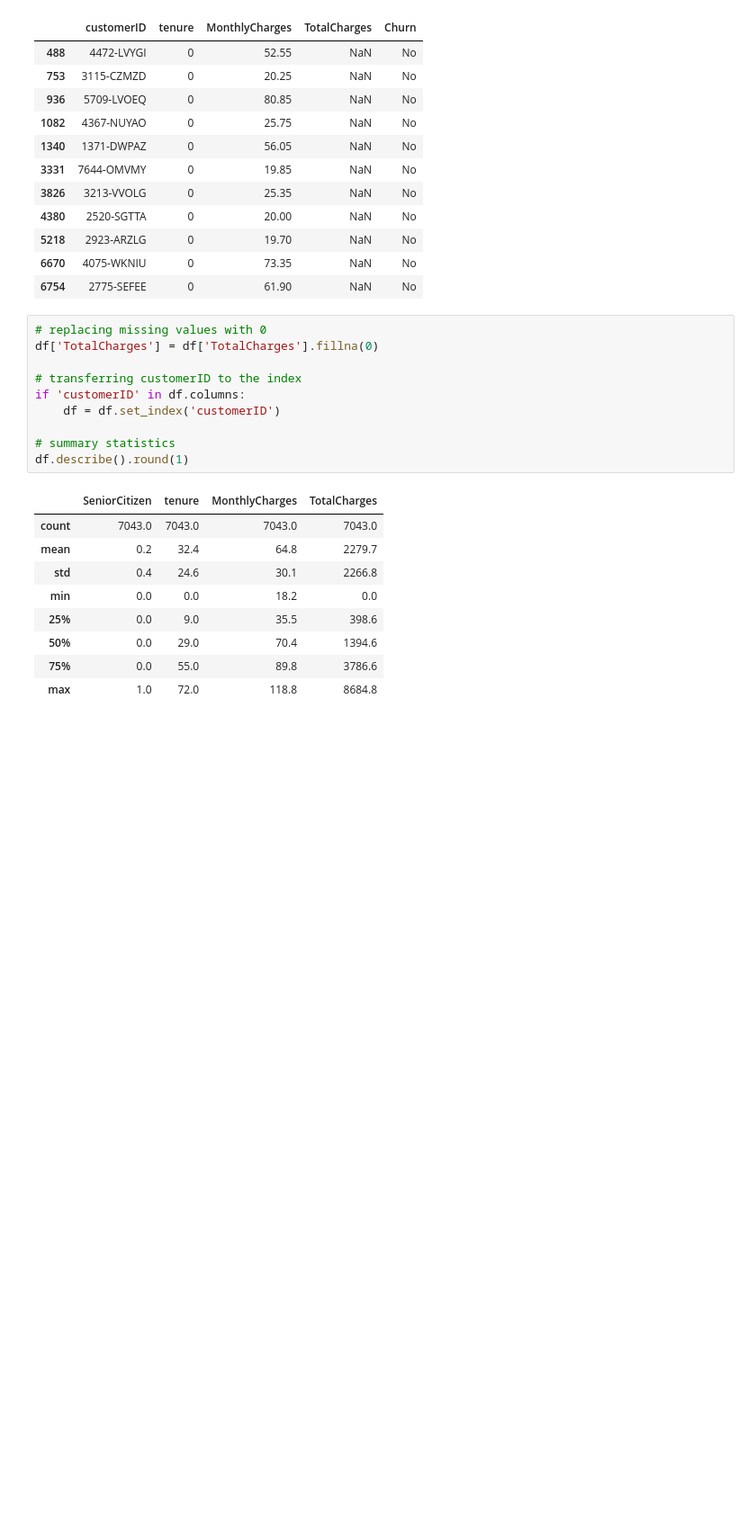
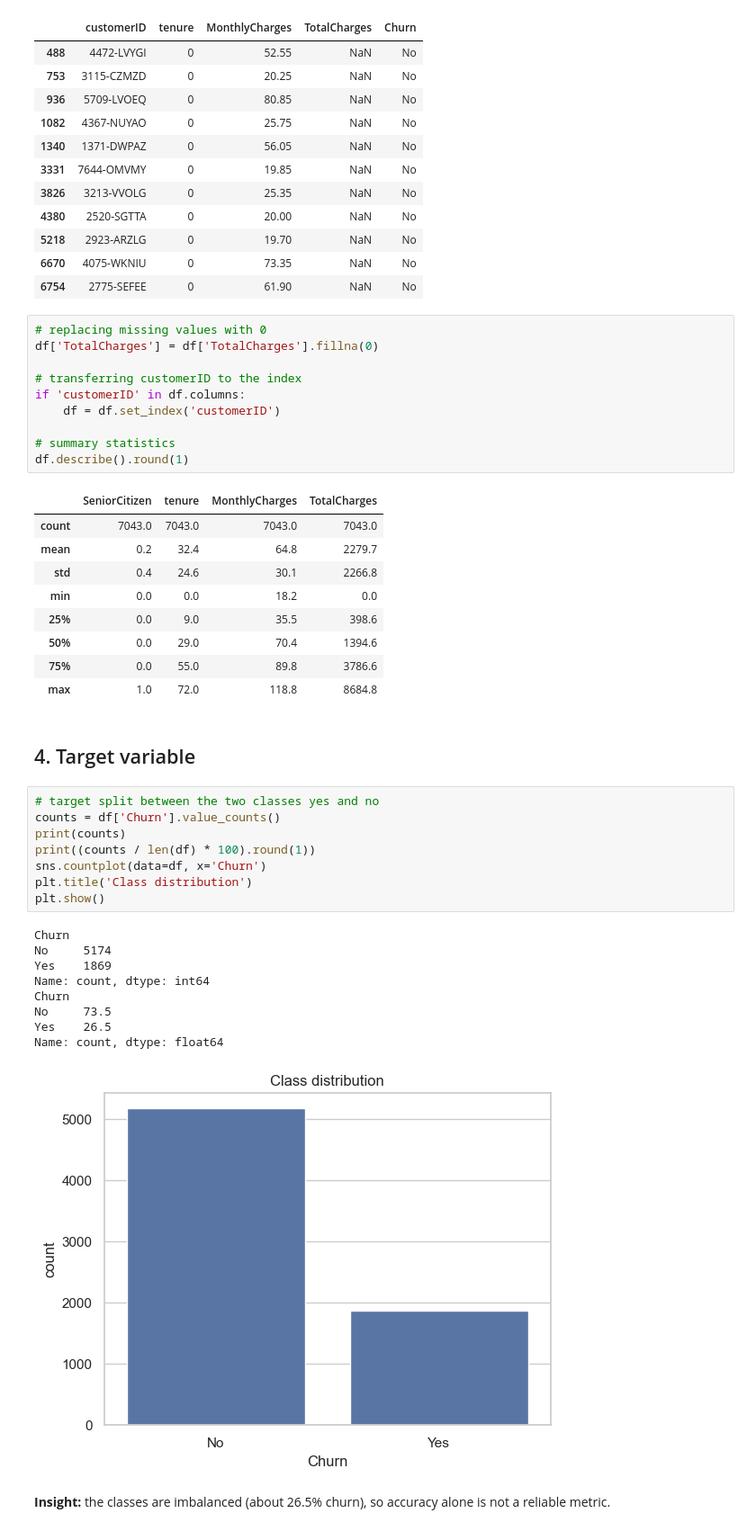
Before and after one commit to methuliH/telco-churn-coursework, a Jupyter notebook: notebooks/Task_01.ipynb, the cells around one changed output. Shown at 90% size. Saved outputs shown, nothing was run; the diff lists cells and outputs as text; blank space fills up the shorter version.

Commit message:
Analyse the target variable and class imbalance

```diff
--- a/notebooks/Task_01.ipynb
+++ b/notebooks/Task_01.ipynb
@@ -125,3 +125,25 @@ df.describe().round(1)
 | 50% | 0.0 | 29.0 | 70.4 | 1394.6 |
 | 75% | 0.0 | 55.0 | 89.8 | 3786.6 |
 | max | 1.0 | 72.0 | 118.8 | 8684.8 |
+# %% [markdown]
+## 4. Target variable
+# %%
+# target split between the two classes yes and no
+counts = df['Churn'].value_counts()
+print(counts)
+print((counts / len(df) * 100).round(1))
+sns.countplot(data=df, x='Churn')
+plt.title('Class distribution')
+plt.show()
+# %% [output]
+Churn
+No     5174
+Yes    1869
+Name: count, dtype: int64
+Churn
+No     73.5
+Yes    26.5
+Name: count, dtype: float64
+[figure, added]
+# %% [markdown]
+**Insight:** the classes are imbalanced (about 26.5% churn), so accuracy alone is not a reliable metric.
```
